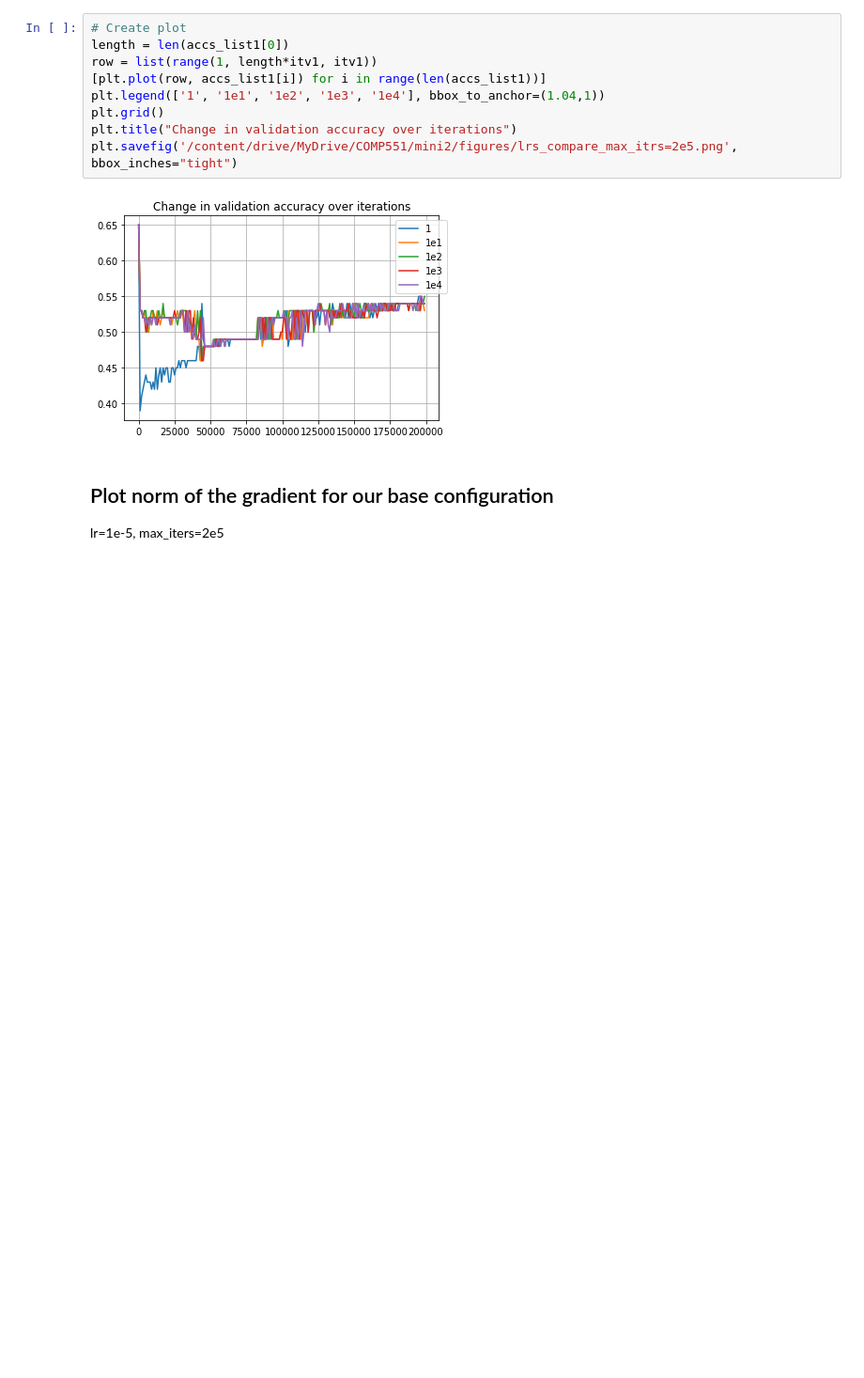
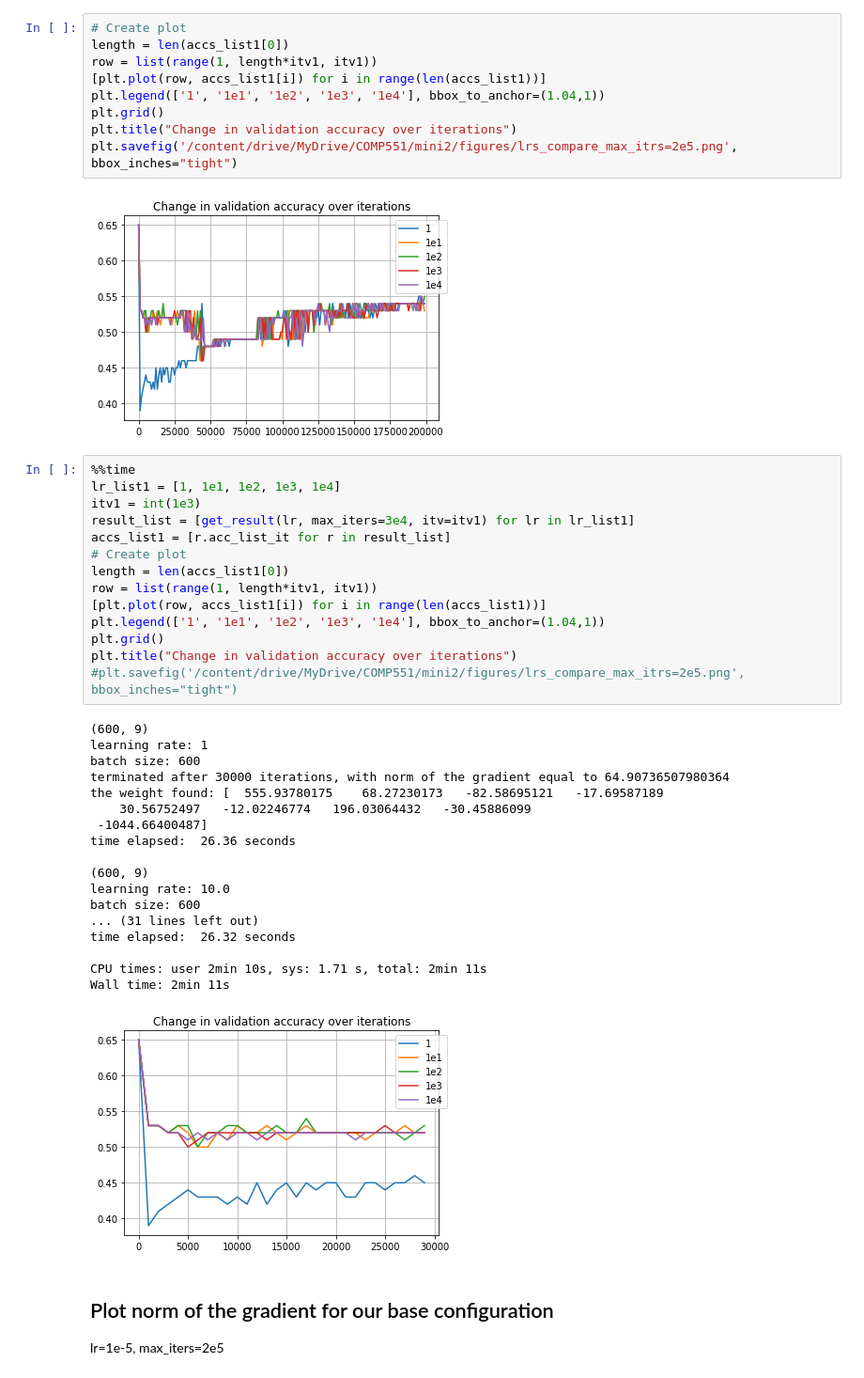
Before and after one commit to felixsimard/comp551-p2, a Jupyter notebook: takuya_part1_1.ipynb, the cells around one changed output. Shown at 94% size. Drawn from its saved outputs; the diff is of its cells as text; blank space fills up the shorter version.

```diff
--- a/takuya_part1_1.ipynb
+++ b/takuya_part1_1.ipynb
@@ -148,6 +150,39 @@ plt.title("Change in validation accuracy over iterations")
 plt.savefig('/content/drive/MyDrive/COMP551/mini2/figures/lrs_compare_max_itrs=2e5.png', bbox_inches="tight")
 # %% [output]
 [figure]
+# %%
+%%time
+lr_list1 = [1, 1e1, 1e2, 1e3, 1e4]
+itv1 = int(1e3)
+result_list = [get_result(lr, max_iters=3e4, itv=itv1) for lr in lr_list1]
+accs_list1 = [r.acc_list_it for r in result_list]
+# Create plot
+length = len(accs_list1[0])
+row = list(range(1, length*itv1, itv1))
+[plt.plot(row, accs_list1[i]) for i in range(len(accs_list1))]
+plt.legend(['1', '1e1', '1e2', '1e3', '1e4'], bbox_to_anchor=(1.04,1))
+plt.grid()
+plt.title("Change in validation accuracy over iterations")
+#plt.savefig('/content/drive/MyDrive/COMP551/mini2/figures/lrs_compare_max_itrs=2e5.png', bbox_inches="tight")
+# %% [output]
+(600, 9)
+learning rate: 1
+batch size: 600
+terminated after 30000 iterations, with norm of the gradient equal to 64.90736507980364
+the weight found: [  555.93780175    68.27230173   -82.58695121   -17.69587189
+    30.56752497   -12.02246774   196.03064432   -30.45886099
+ -1044.66400487]
+time elapsed:  26.36 seconds
+
+(600, 9)
+learning rate: 10.0
+batch size: 600
+... (31 lines left out)
+time elapsed:  26.32 seconds
+
+CPU times: user 2min 10s, sys: 1.71 s, total: 2min 11s
+Wall time: 2min 11s
+[figure, added]
 # %% [markdown]
 ## Plot norm of the gradient for our base configuration
 lr=1e-5, max_iters=2e5
```
Also changed, not shown: parts of 3 cells of this notebook, 9 other files.
